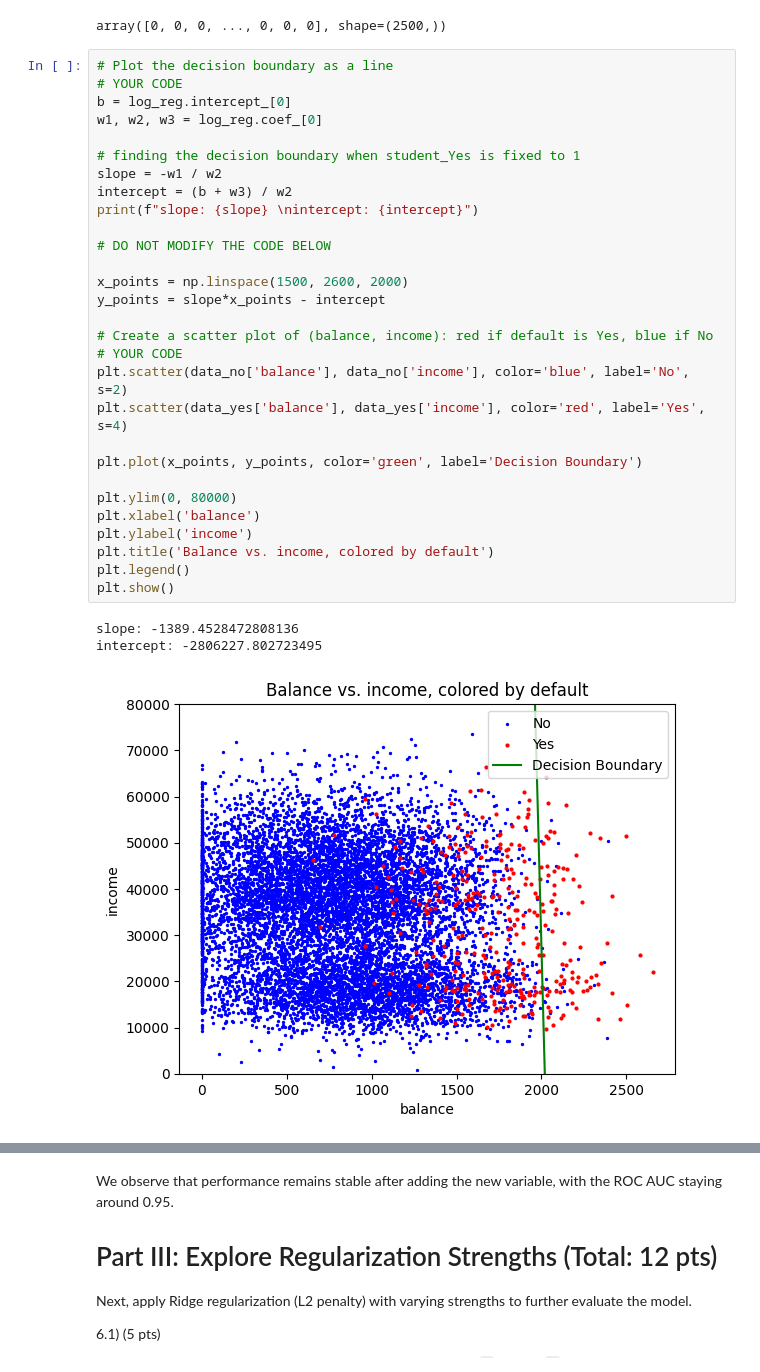
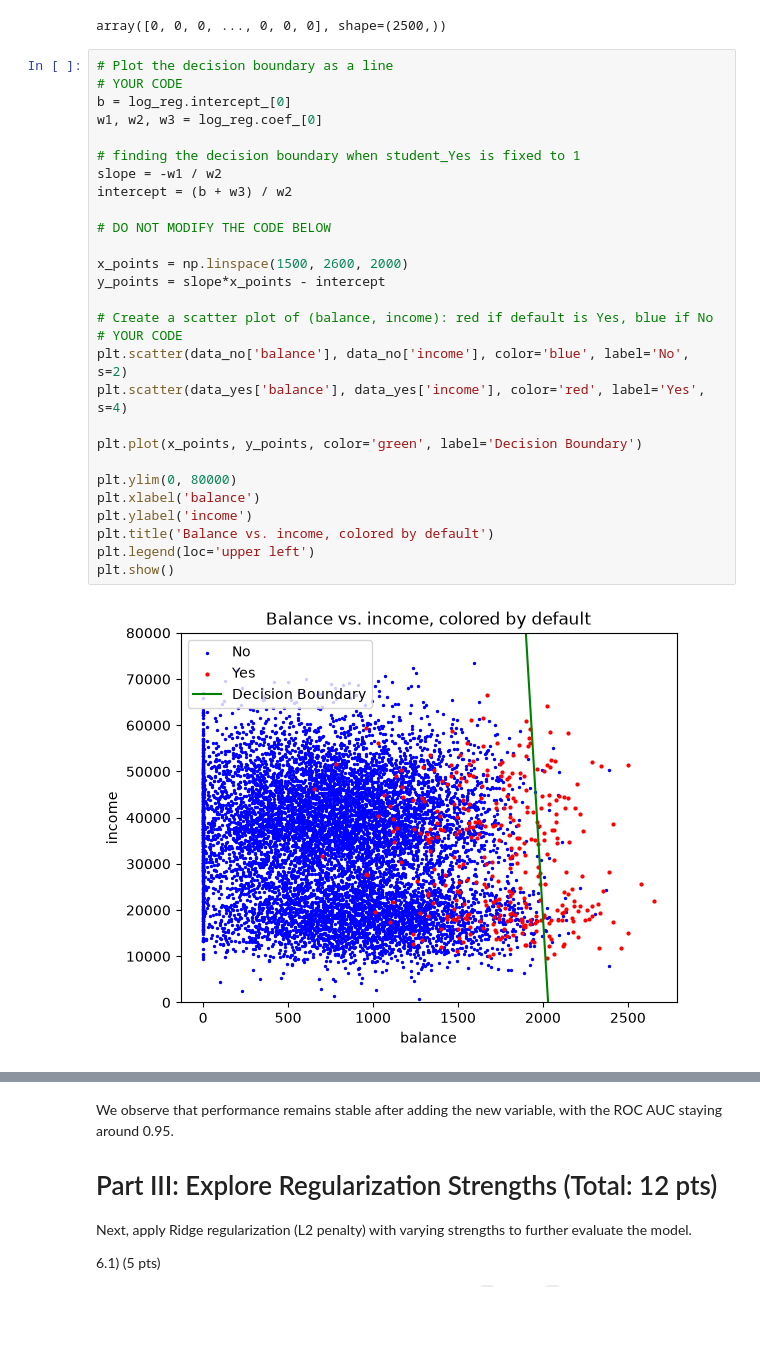
Before and after one commit to bl25845/DATA602_FardinaAlam, a Jupyter notebook: HW4/DATA_602_Homework_4_Part2_Classification.ipynb, the cells around one changed output, grey strips where cells are left out. Cells and saved outputs as stored; diff of their text form; blank space fills up the shorter version.

```diff
--- a/HW4/DATA_602_Homework_4_Part2_Classification.ipynb
+++ b/HW4/DATA_602_Homework_4_Part2_Classification.ipynb
@@ -210,36 +211,33 @@ array([0, 0, 0, ..., 0, 0, 0], shape=(2500,))
 # %%
 # Plot the decision boundary as a line
 # YOUR CODE
 b = log_reg.intercept_[0]
 w1, w2, w3 = log_reg.coef_[0]
 
 # finding the decision boundary when student_Yes is fixed to 1
 slope = -w1 / w2
 intercept = (b + w3) / w2
-print(f"slope: {slope} \nintercept: {intercept}")
 
 # DO NOT MODIFY THE CODE BELOW
 
 x_points = np.linspace(1500, 2600, 2000)
 y_points = slope*x_points - intercept
 
 # Create a scatter plot of (balance, income): red if default is Yes, blue if No
 # YOUR CODE
 plt.scatter(data_no['balance'], data_no['income'], color='blue', label='No', s=2)
 plt.scatter(data_yes['balance'], data_yes['income'], color='red', label='Yes', s=4)
 
 plt.plot(x_points, y_points, color='green', label='Decision Boundary')
 
 plt.ylim(0, 80000)
 plt.xlabel('balance')
 plt.ylabel('income')
 plt.title('Balance vs. income, colored by default')
-plt.legend()
+plt.legend(loc='upper left')
 plt.show()
 # %% [output]
-slope: -1389.4528472808136
-intercept: -2806227.802723495
-[figure, old version]
+[figure, new version]
 # %%
 # Compute the ROC AUC
 import sklearn.metrics
```
Also changed, not shown: parts of 11 cells of this notebook.
